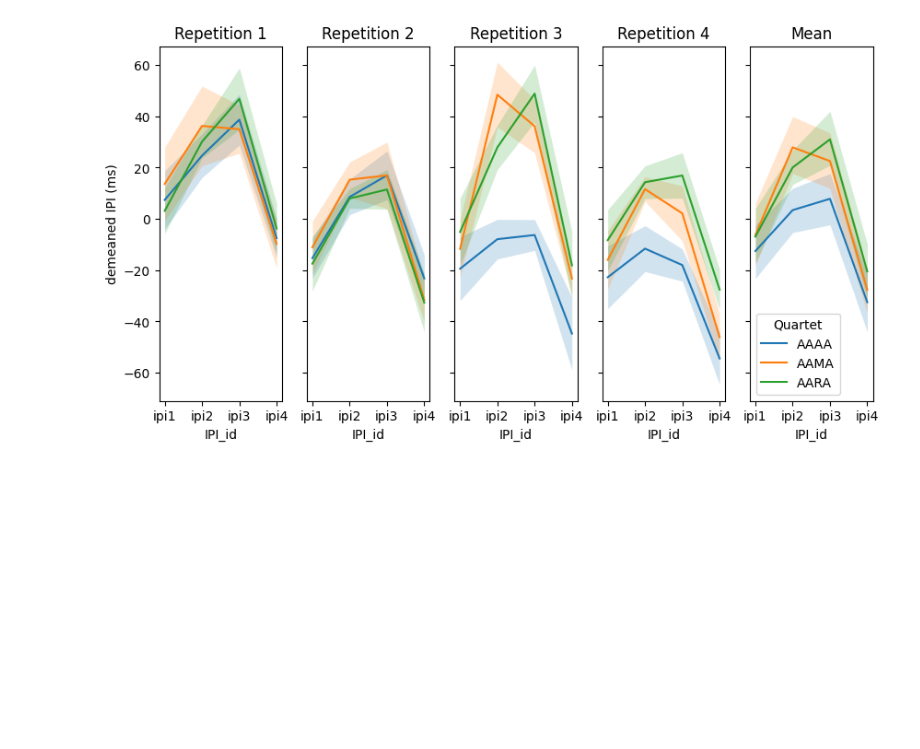
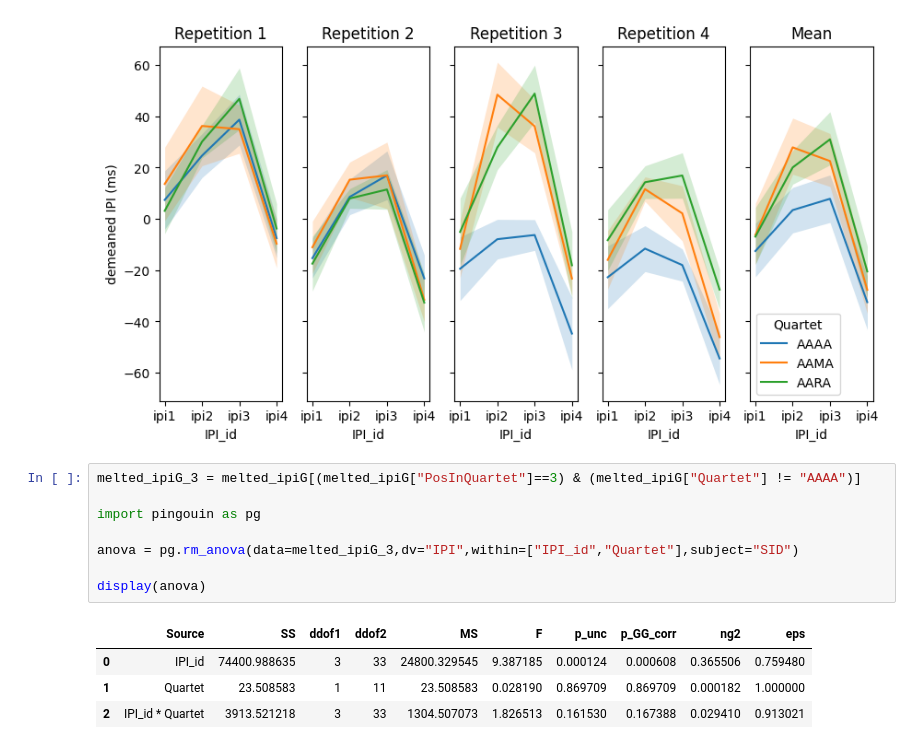
Before and after one commit to AmandaGiselleLily/modified-digit-inteference, a Jupyter notebook: notebooks/IPIs.ipynb, the cells around one changed output. Saved outputs shown, nothing was run; the diff lists cells and outputs as text; blank space fills up the shorter version.

```diff
--- a/notebooks/IPIs.ipynb
+++ b/notebooks/IPIs.ipynb
@@ -51,3 +51,16 @@ axs[0].set_ylabel('demeaned IPI (ms)')
 plt.show()
 # %% [output]
 [figure]
+# %%
+melted_ipiG_3 = melted_ipiG[(melted_ipiG["PosInQuartet"]==3) & (melted_ipiG["Quartet"] != "AAAA")]
+
+import pingouin as pg
+
+anova = pg.rm_anova(data=melted_ipiG_3,dv="IPI",within=["IPI_id","Quartet"],subject="SID")
+
+display(anova)
+# %% [output]
+|  | Source | SS | ddof1 | ddof2 | MS | F | p_unc | p_GG_corr | ng2 | eps |
+| 0 | IPI_id | 74400.988635 | 3 | 33 | 24800.329545 | 9.387185 | 0.000124 | 0.000608 | 0.365506 | 0.759480 |
+| 1 | Quartet | 23.508583 | 1 | 11 | 23.508583 | 0.028190 | 0.869709 | 0.869709 | 0.000182 | 1.000000 |
+| 2 | IPI_id * Quartet | 3913.521218 | 3 | 33 | 1304.507073 | 1.826513 | 0.161530 | 0.167388 | 0.029410 | 0.913021 |
```
